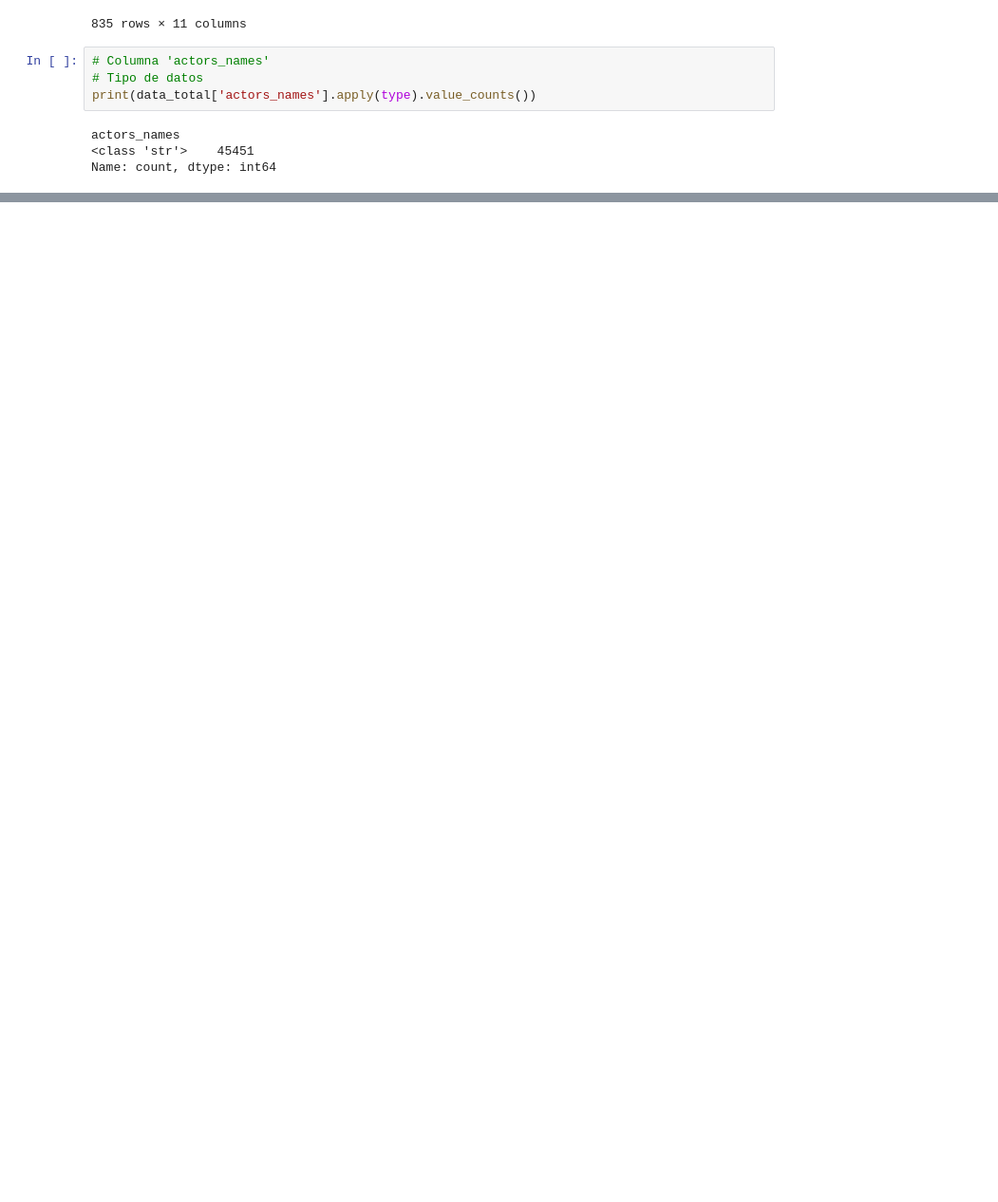
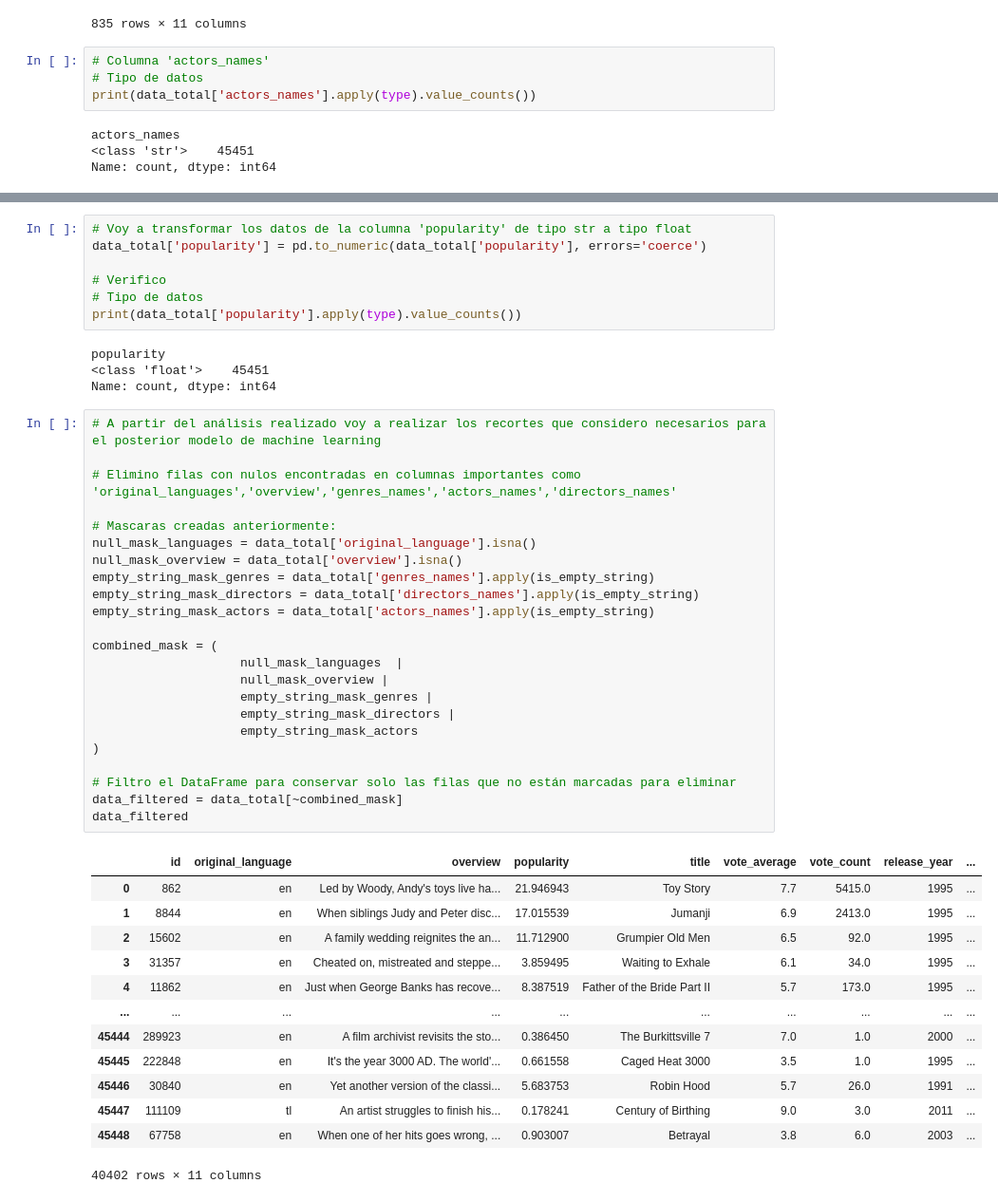
Before and after one commit to JulietaTrimarchi/primer-proyecto, a Jupyter notebook: EDA_modelo.ipynb, the cells around one changed output, grey strips where cells are left out. Shown at 95% size. Cells and saved outputs as stored; diff of their text form; blank space fills up the shorter version.

```diff
--- a/EDA_modelo.ipynb
+++ b/EDA_modelo.ipynb
@@ -483,3 +483,51 @@ Filas con cadenas vacías en 'actors_names':
 | 45438 | 276895 | en | Deep Hearts is a film about the B... | 0.011025 | Deep Hearts | 0.0 | 0.0 | 1981 | ... |
 | 45450 | 461257 | en | 50 years after decriminalisation ... | 0.163015 | Queerama | 0.0 | 0.0 | 2017 | ... |
 2354 rows × 11 columns
+# %%
+# Voy a transformar los datos de la columna 'popularity' de tipo str a tipo float
+data_total['popularity'] = pd.to_numeric(data_total['popularity'], errors='coerce')
+
+# Verifico
+# Tipo de datos
+print(data_total['popularity'].apply(type).value_counts())
+# %% [output]
+popularity
+<class 'float'>    45451
+Name: count, dtype: int64
+# %%
+# A partir del análisis realizado voy a realizar los recortes que considero necesarios para el posterior modelo de machine learning
+
+# Elimino filas con nulos encontradas en columnas importantes como 'original_languages','overview','genres_names','actors_names','directors_names'
+
+# Mascaras creadas anteriormente:
+null_mask_languages = data_total['original_language'].isna()
+null_mask_overview = data_total['overview'].isna()
+empty_string_mask_genres = data_total['genres_names'].apply(is_empty_string)
+empty_string_mask_directors = data_total['directors_names'].apply(is_empty_string)
+empty_string_mask_actors = data_total['actors_names'].apply(is_empty_string)
+
+combined_mask = (
+                    null_mask_languages  |
+                    null_mask_overview |
+                    empty_string_mask_genres |
+                    empty_string_mask_directors |
+                    empty_string_mask_actors
+)
+
+# Filtro el DataFrame para conservar solo las filas que no están marcadas para eliminar
+data_filtered = data_total[~combined_mask]
+data_filtered
+# %% [output]
+|  | id | original_language | overview | popularity | title | vote_average | vote_count | release_year | ... |
+| 0 | 862 | en | Led by Woody, Andy's toys live ha... | 21.946943 | Toy Story | 7.7 | 5415.0 | 1995 | ... |
+| 1 | 8844 | en | When siblings Judy and Peter disc... | 17.015539 | Jumanji | 6.9 | 2413.0 | 1995 | ... |
+| 2 | 15602 | en | A family wedding reignites the an... | 11.712900 | Grumpier Old Men | 6.5 | 92.0 | 1995 | ... |
+| 3 | 31357 | en | Cheated on, mistreated and steppe... | 3.859495 | Waiting to Exhale | 6.1 | 34.0 | 1995 | ... |
+| 4 | 11862 | en | Just when George Banks has recove... | 8.387519 | Father of the Bride Part II | 5.7 | 173.0 | 1995 | ... |
+| ... | ... | ... | ... | ... | ... | ... | ... | ... | ... |
+| 45444 | 289923 | en | A film archivist revisits the sto... | 0.386450 | The Burkittsville 7 | 7.0 | 1.0 | 2000 | ... |
+| 45445 | 222848 | en | It's the year 3000 AD. The world'... | 0.661558 | Caged Heat 3000 | 3.5 | 1.0 | 1995 | ... |
+| 45446 | 30840 | en | Yet another version of the classi... | 5.683753 | Robin Hood | 5.7 | 26.0 | 1991 | ... |
+| 45447 | 111109 | tl | An artist struggles to finish his... | 0.178241 | Century of Birthing | 9.0 | 3.0 | 2011 | ... |
+| 45448 | 67758 | en | When one of her hits goes wrong, ... | 0.903007 | Betrayal | 3.8 | 6.0 | 2003 | ... |
+40402 rows × 11 columns
```
Also changed, not shown: parts of 15 cells of this notebook.
